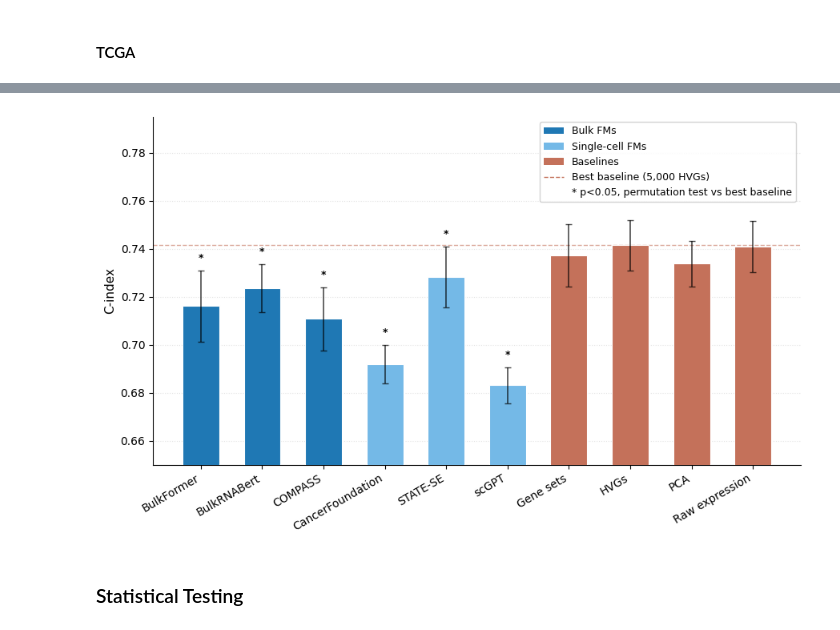
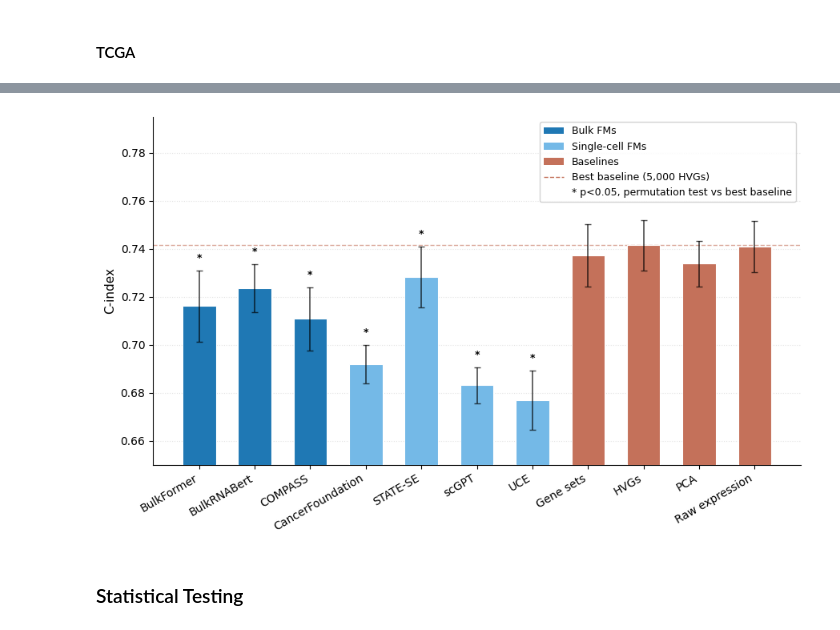
Before and after one commit to serenaklm/RNA-FM-benchmarking, a Jupyter notebook: notebooks/analyze_PFS_benchmarking_results.ipynb, the cells around one changed output, grey strips where cells are left out. Drawn from its saved outputs; the diff is of its cells as text; code cells hidden in the pictures.

```diff
--- a/notebooks/analyze_PFS_benchmarking_results.ipynb
+++ b/notebooks/analyze_PFS_benchmarking_results.ipynb
@@ -24,7 +24,7 @@ DATASETS = ["TCGA", "Hartwig", "CPTAC", "TARGET_AML"]
 n_datasets = len(DATASETS)
 
 FM_BULK = {"BulkRNABert", "BulkFormer", "COMPASS"}
-FM_SC   = {"scGPT", "STATE", "CancerFoundation"}
+FM_SC   = {"scGPT", "STATE", "CancerFoundation", "UCE"}
 FM_ALL  = FM_BULK | FM_SC
 
 dataset_labels = {"TARGET_AML": "TARGET-AML"}
@@ -183,7 +183,7 @@ def summarize_best_per_category(df: pd.DataFrame, verbose: bool = False) -> pd.D
             lambda r: r["RNA_key"] if r["category"] in ("FM_BULK", "FM_SC") else r["category"], axis=1
         )
         allowed = FM_ALL | {"GS", "PCA", "Raw_expression", "HVG"}
-        order = ["BulkRNABert", "BulkFormer", "COMPASS", "scGPT", "STATE", "CancerFoundation",
+        order = ["BulkRNABert", "BulkFormer", "COMPASS", "scGPT", "STATE", "CancerFoundation", "UCE",
                  "GS", "HVG", "PCA", "Raw_expression"]
     else:
         allowed = {"FM_BULK", "FM_SC", "GS", "PCA", "Raw_expression", "HVG"}
@@ -657,15 +657,16 @@ label_to_cat = {
     'CancerFoundation': 'CancerFoundation',
     'STATE-SE':         'STATE',
     'scGPT':            'scGPT',
+    'UCE':              'UCE',
     'Gene sets':        'GS',
     'HVGs':             'HVG',
     'PCA':              'PCA',
     'Raw expression':   'Raw_expression',
 }
 
-labels = ['BulkFormer', 'BulkRNABert', 'COMPASS', 'CancerFoundation', 'STATE-SE', 'scGPT',
+labels = ['BulkFormer', 'BulkRNABert', 'COMPASS', 'CancerFoundation', 'STATE-SE', 'scGPT', 'UCE',
           'Gene sets', 'HVGs', 'PCA', 'Raw expression']
-colors = [BULK_COL]*3 + [SC_COL]*3 + [BASE_COL]*4
+colors = [BULK_COL]*3 + [SC_COL]*4 + [BASE_COL]*4
 
 means  = [float(tcga_lookup.loc[label_to_cat[l], 'best_cindex_mean']) for l in labels]
 errors = [float(tcga_lookup.loc[label_to_cat[l], 'best_cindex_std'])  for l in labels]
@@ -678,7 +679,7 @@ hvg_nhvgs_disp = int(float(hvg_row['nHVGs']))        # e.g. 10000
 
 fm_key_map = {
     'BulkFormer': 'BulkFormer', 'BulkRNABert': 'BulkRNABert', 'COMPASS': 'COMPASS',
-    'CancerFoundation': 'CancerFoundation', 'STATE-SE': 'STATE', 'scGPT': 'scGPT',
+    'CancerFoundation': 'CancerFoundation', 'STATE-SE': 'STATE', 'scGPT': 'scGPT', 'UCE': 'UCE',
 }
 
 perm = pd.read_csv(OUT_DIR / "stats" / "permutation_test_results.csv")
@@ -704,36 +705,38 @@ ax.bar(x, means, color=colors, width=0.6, edgecolor='white', linewidth=0.8,
 ax.axhline(y=hvg_best_mean, color=BASE_COL, linestyle='--', linewidth=1, alpha=0.6, zorder=2)
 ax.set_ylim(0.65, 0.795)
 
-for i, label in enumerate(labels[:6]):
+for i, label in enumerate(labels):
+    if label not in fm_key_map:      # baselines get no stars
+        continue
     rna_key = fm_key_map[label]
     if rna_key in ref_pvals.index:
         stars = pval_stars(ref_pvals[rna_key])
         sig = stars != 'ns'
         ax.text(i, means[i] + errors[i] + 0.003, stars,
                 ha='center', va='bottom', fontsize=9,
                 color='black' if sig else '#aaaaaa',
                 fontweight='bold' if sig else 'normal')
 
 ax.set_xticks(x)
 ax.set_xticklabels(labels, rotation=30, ha='right', fontsize=10)
 ax.set_ylabel('C-index', fontsize=11)
 ax.grid(axis='y', ls=':', alpha=0.35, zorder=0)
 ax.spines[['top', 'right']].set_visible(False)
 
 legend_elements = [
     mpatches.Patch(facecolor=BULK_COL, label='Bulk FMs'),
     mpatches.Patch(facecolor=SC_COL,   label='Single-cell FMs'),
     mpatches.Patch(facecolor=BASE_COL, label='Baselines'),
     Line2D([0], [0], color=BASE_COL, ls='--', lw=1, label=f'Best baseline ({hvg_nhvgs_disp:,} HVGs)'),
     Line2D([0], [0], color='none', label='* p<0.05, permutation test vs best baseline'),
 ]
 ax.legend(handles=legend_elements, fontsize=9, framealpha=0.85, loc='upper right')
 
 plt.tight_layout()
 plt.savefig(FIGURE_DIR / 'tcga_results_bar.png', dpi=300, bbox_inches='tight')
 plt.show()
 # %% [output]
-[figure, old version]
+[figure, new version]
 # %% [markdown]
 ### Statistical Testing
 # %%
```
Also changed, not shown: parts of 27 cells of this notebook, 3 other files.
